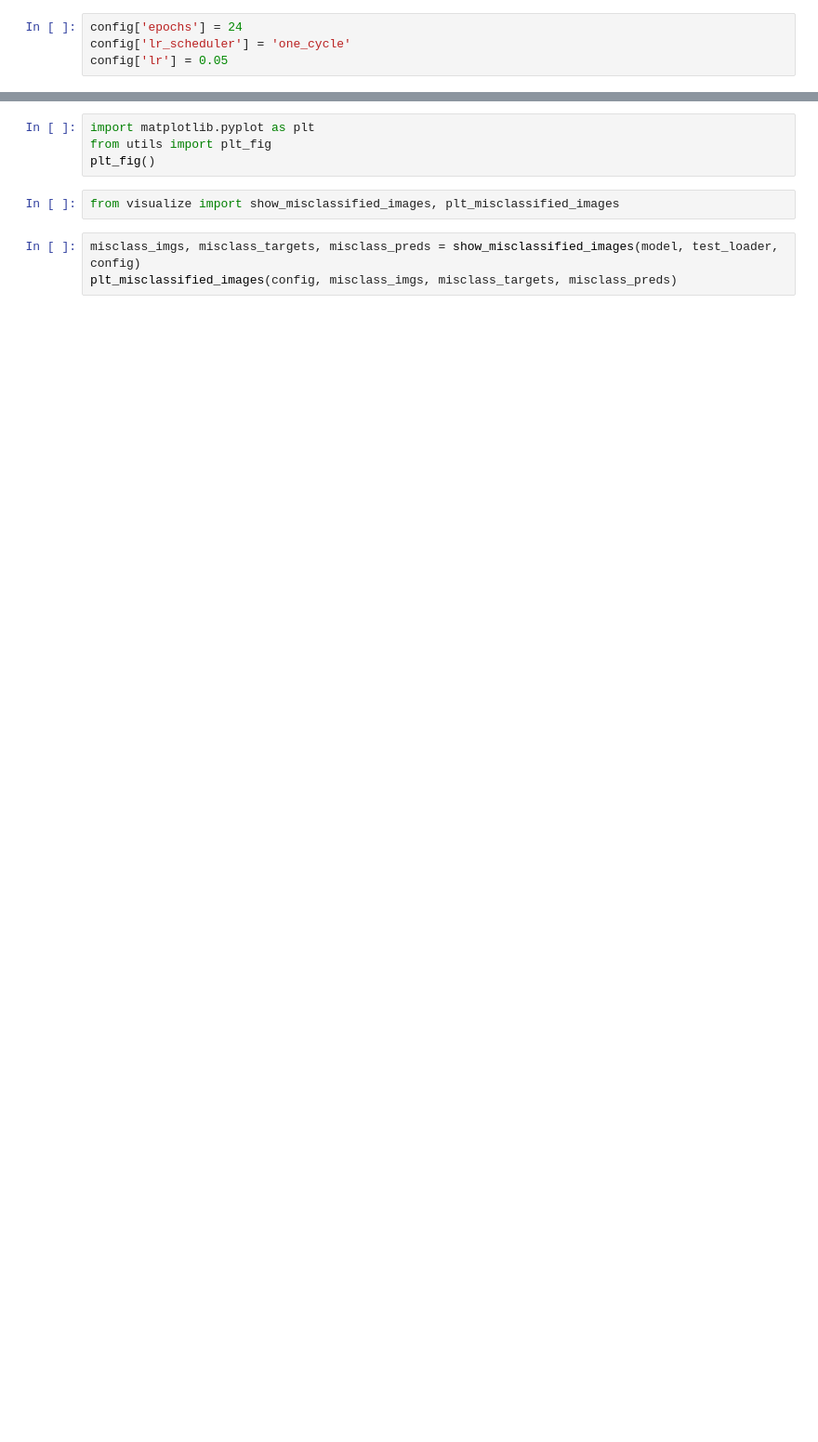
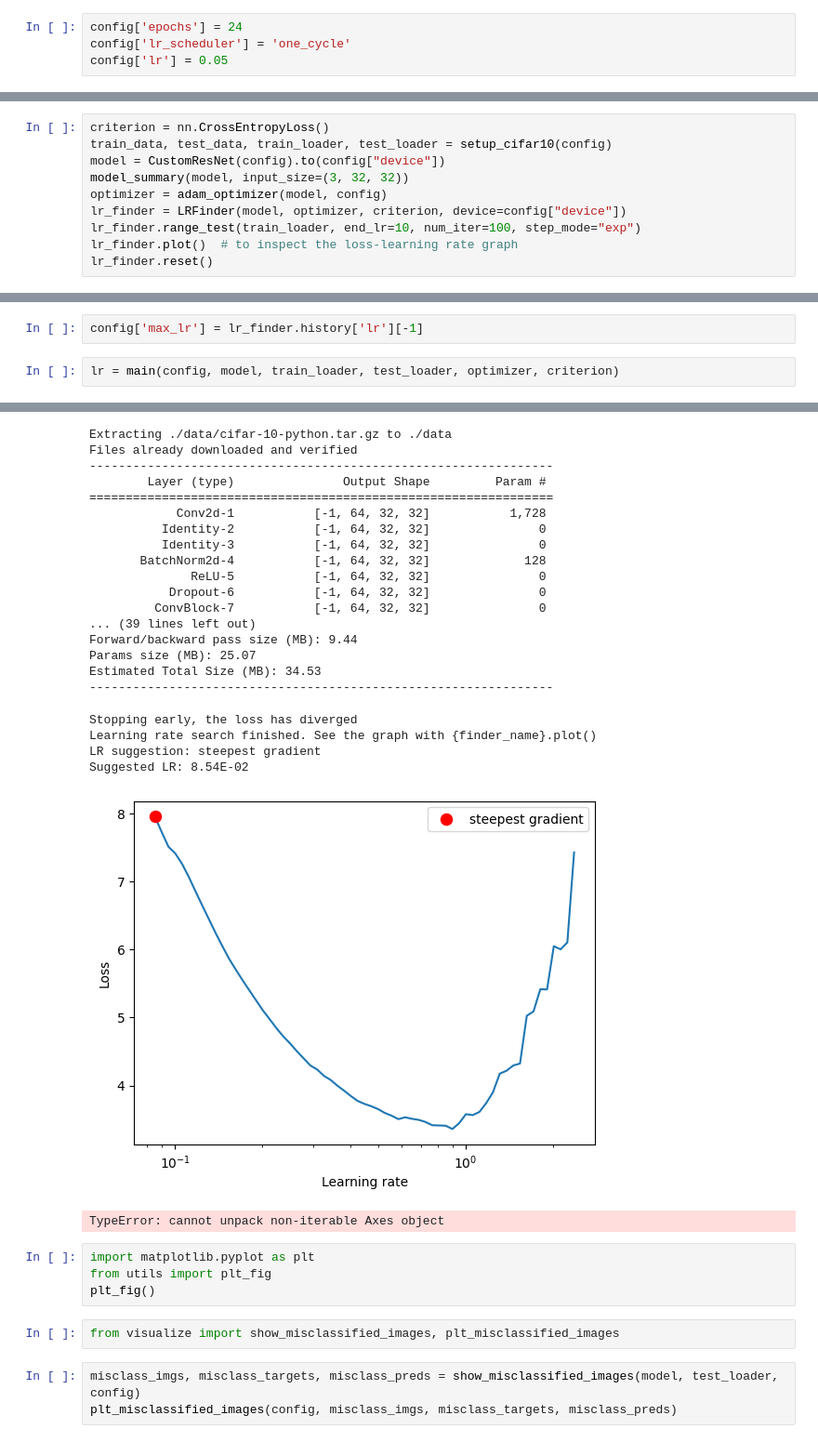
Before and after one commit to aakashvardhan/s10-residual-ocp, a Jupyter notebook: notebooks/train-ocp-resnet.ipynb, the cells around one changed output, grey strips where cells are left out. Shown: that part at 93% size. Drawn from its saved outputs; the diff is of its cells as text; blank space fills up the shorter version.

```diff
--- a/notebooks/train-ocp-resnet.ipynb
+++ b/notebooks/train-ocp-resnet.ipynb
@@ -47,0 +79,10 @@ model, test_loader, lr = main(config)
+# %%
+criterion = nn.CrossEntropyLoss()
+train_data, test_data, train_loader, test_loader = setup_cifar10(config)
+model = CustomResNet(config).to(config["device"])
+model_summary(model, input_size=(3, 32, 32))
+optimizer = adam_optimizer(model, config)
+lr_finder = LRFinder(model, optimizer, criterion, device=config["device"])
+lr_finder.range_test(train_loader, end_lr=10, num_iter=100, step_mode="exp")
+lr_finder.plot()  # to inspect the loss-learning rate graph
+lr_finder.reset()
@@ -47,0 +91,5 @@ model, test_loader, lr = main(config)
+# %%
+config['max_lr'] = lr_finder.history['lr'][-1]
+# %%
+lr = main(config, model, train_loader, test_loader, optimizer, criterion)
+# %% [output]
@@ -48,3 +98,26 @@ model, test_loader, lr = main(config)
+Extracting ./data/cifar-10-python.tar.gz to ./data
+Files already downloaded and verified
+----------------------------------------------------------------
+        Layer (type)               Output Shape         Param #
+================================================================
+            Conv2d-1           [-1, 64, 32, 32]           1,728
+          Identity-2           [-1, 64, 32, 32]               0
+          Identity-3           [-1, 64, 32, 32]               0
+       BatchNorm2d-4           [-1, 64, 32, 32]             128
+              ReLU-5           [-1, 64, 32, 32]               0
+           Dropout-6           [-1, 64, 32, 32]               0
+         ConvBlock-7           [-1, 64, 32, 32]               0
+... (39 lines left out)
+Forward/backward pass size (MB): 9.44
+Params size (MB): 25.07
+Estimated Total Size (MB): 34.53
+----------------------------------------------------------------
+Stopping early, the loss has diverged
+Learning rate search finished. See the graph with {finder_name}.plot()
+LR suggestion: steepest gradient
+Suggested LR: 8.54E-02
+[figure, added]
+TypeError: cannot unpack non-iterable Axes object
 # %%
 import matplotlib.pyplot as plt
 from utils import plt_fig
```
Also changed, not shown: parts of 8 cells of this notebook, 1 other file.
